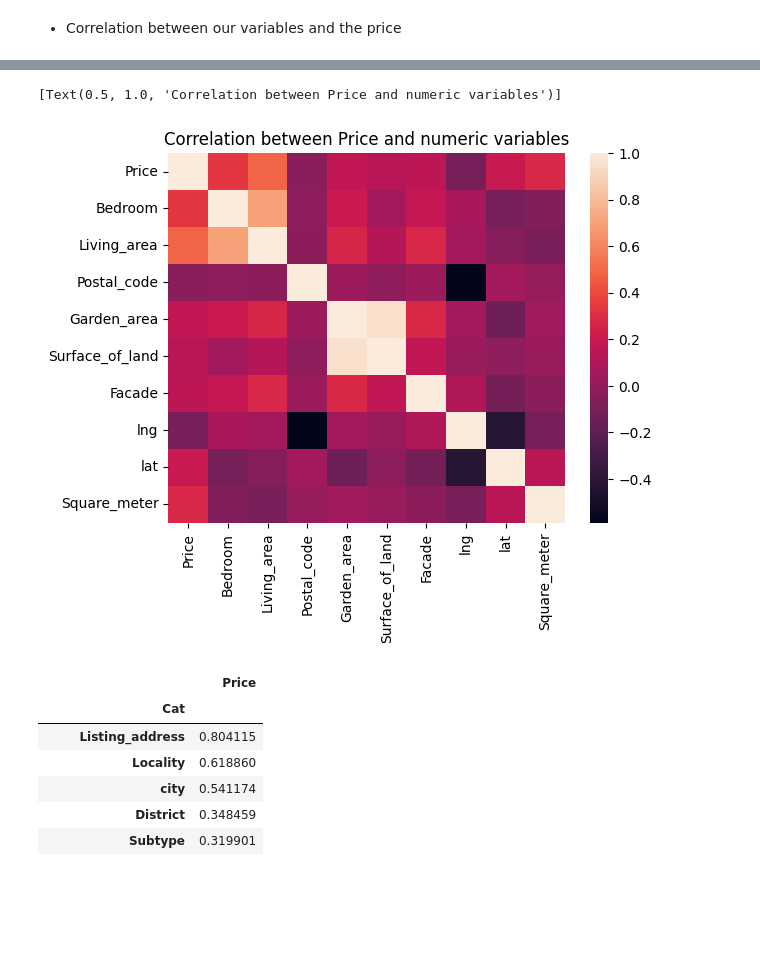
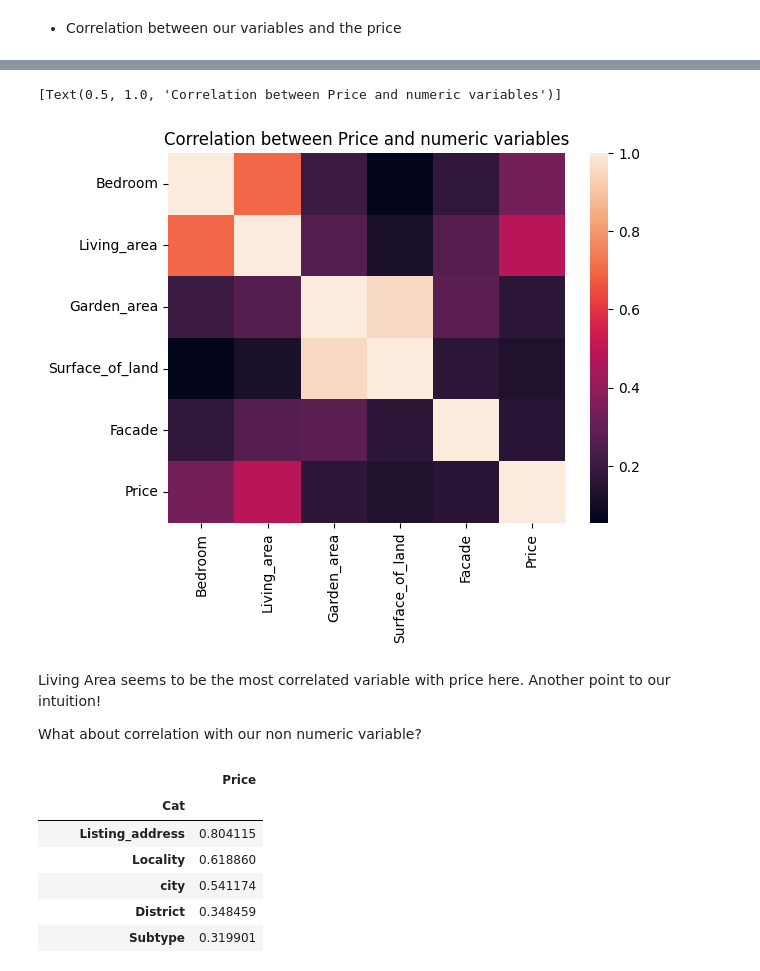
Before and after one commit to henrique-rauen/BelgiumRealEstate, a Jupyter notebook: DataInformation.ipynb, the cells around one changed output, grey strips where cells are left out. Drawn from its saved outputs; the diff is of its cells as text; code cells hidden in the pictures; blank space fills up the shorter version.

```diff
--- a/DataInformation.ipynb
+++ b/DataInformation.ipynb
@@ -115,8 +106,7 @@ plot.set(title="Avg listing price per Province")
 # %%
-plt.xticks(rotation="vertical")
-df["Square_meter"]= df["Price"]/df["Living_area"]
-#df2=df.loc[:,["Square_meter", "Province", "Type"]].groupby(["Province", "Type"]).mean()
+df_clean_outliers["Square_meter"]= df_clean_outliers["Price"]/df_clean_outliers["Living_area"]
 plot = sns.barplot(data=df_clean_outliers, x="Province", y="Square_meter", hue="Type", errorbar=None)
 plot.set(ylabel="Avg Price per m²", title="Average m² price per Province")
+plot.set_xticklabels(plot.get_xticklabels(),rotation=45, horizontalalignment='right')
 plot.legend(labels=["Apartment", "House"])
 # %% [output]
@@ -160,8 +156,7 @@ cities.loc[cities.idxmax(), :]
 # %% [markdown]
 - Correlation between our variables and the price
 # %%
-#Let's remove invalid values before continuing:
-numeric_corr = df_clean_outliers.select_dtypes('float').corr()
+numeric_corr = df_clean_outliers[["Bedroom", "Living_area", "Garden_area", "Surface_of_land", "Facade", "Price"]].corr()
 display(numeric_corr)
 plot = sns.heatmap(data = numeric_corr)
 plot.set(title="Correlation between Price and numeric variables")
@@ -180,5 +171,9 @@ plot.set(title="Correlation between Price and numeric variables")
 [Text(0.5, 1.0, 'Correlation between Price and numeric variables')]
-[figure, old version]
+[figure, new version]
+# %% [markdown]
+Living Area seems to be the most correlated variable with price here. Another point to our intuition!
+
+What about correlation with our non numeric variable?
 # %%
 keys= []
 values= []
```
Also changed, not shown: parts of 23 cells of this notebook, 5 other files.
